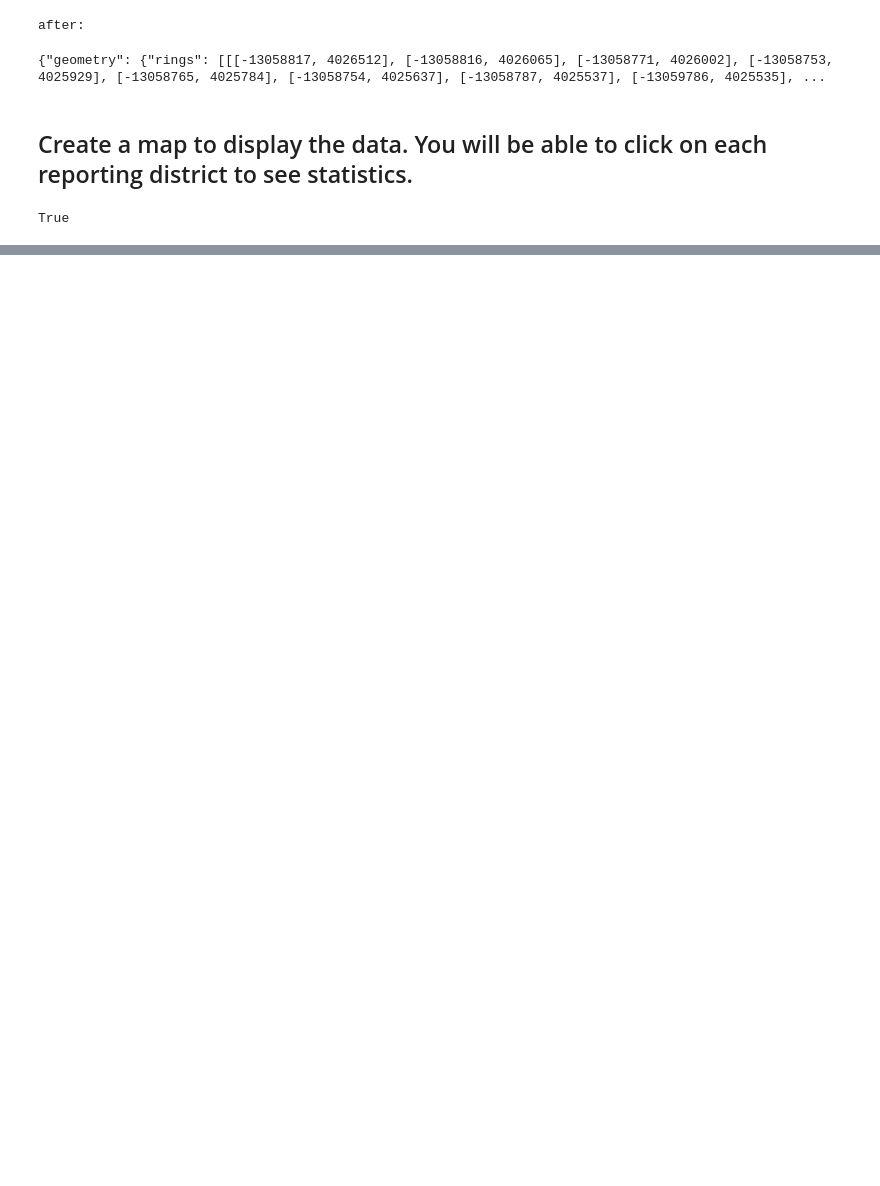
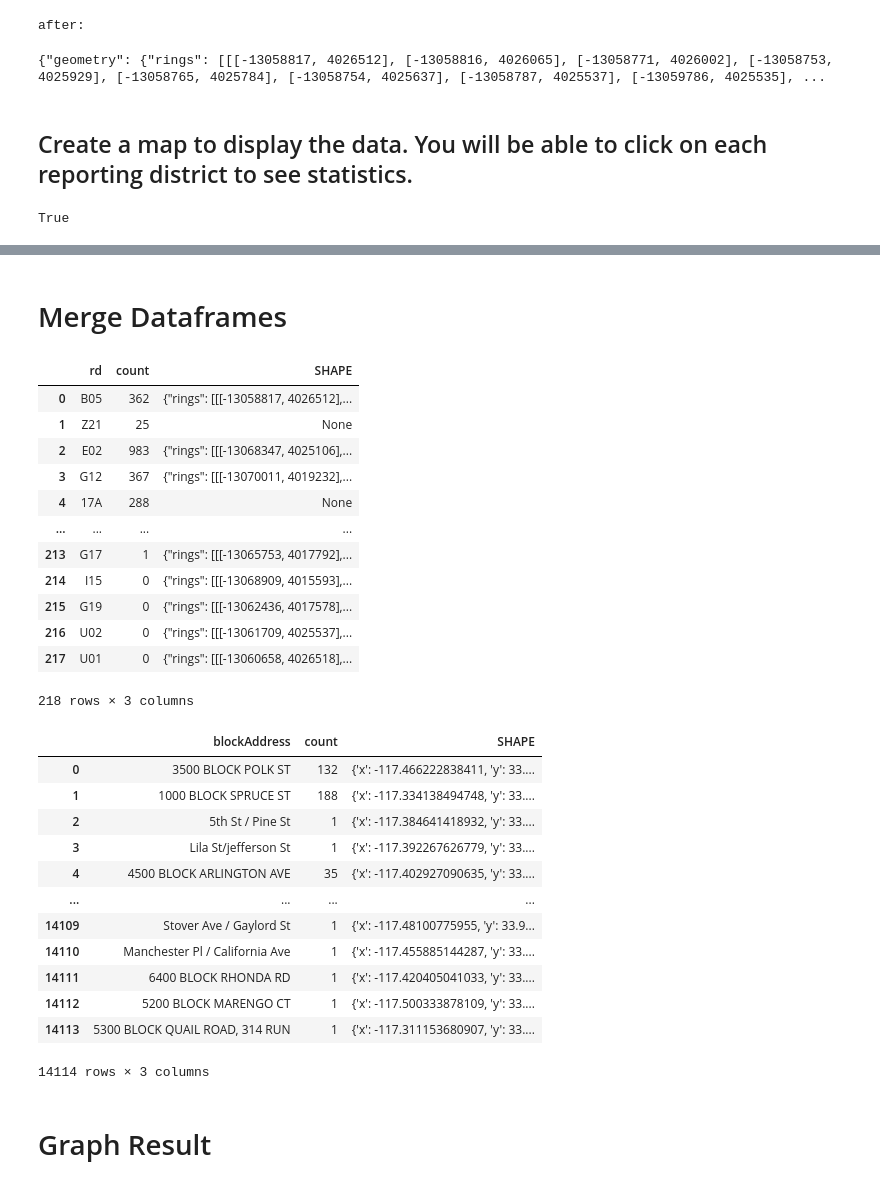
Before and after one commit to CodyKurpanek/CrimeAnalysis, a Jupyter notebook: GraphingRPCs.ipynb, the cells around one changed output, grey strips where cells are left out. Cells and saved outputs as stored; diff of their text form; code cells hidden in the pictures; blank space fills up the shorter version.

```diff
--- a/GraphingRPCs.ipynb
+++ b/GraphingRPCs.ipynb
@@ -150,0 +182,3 @@ Map(extent={'spatialReference': {'wkid': 102100}, 'xmin': -13087454.153546248, '
+# %%
+from pyspark.sql import SparkSession
+spark = SparkSession.builder.appName("test").getOrCreate()
@@ -150,0 +262,6 @@ Map(extent={'spatialReference': {'wkid': 102100}, 'xmin': -13087454.153546248, '
+# %%
+def create_report_dataframe():
+    df = spark.read.csv("Riverside_Crime_Reports.csv", header=True, inferSchema=True)
+    return df
+crime_df = create_report_dataframe()
+crime_df.head()
@@ -150,0 +272,26 @@ Map(extent={'spatialReference': {'wkid': 102100}, 'xmin': -13087454.153546248, '
+# %%
+# crime_df.toPandas()["blockAddress"].unique()
+from arcgis.geometry import Point
+from arcgis.geocoding import geocode
+# geocode('Sagittarius Dr / Boundary Ln, Riverside, CA')[0]
+
+def geocode_block_address(block_address: str):
+    if not block_address or not isinstance(block_address, str):  # Check for None or invalid input
+        return None  # Return None for invalid addresses
+
+    try:
+        # Perform geocoding
+        # results = geocode({"Street": block_address, "City": "Riverside", "State": "CA"})
+        # print({"Street": block_address, "City": "Riverside", "State": "CA"})
+        results = geocode(block_address, ", Riverside, CA")
+        if len(results) == 0:
+            return None
+        best_result = results[0]
+        print(best_result)
+        best_result['location'].update({"spatialReference": {"wkid": 4326}})
+        return Point(best_result['location'])
+    except Exception as e:
+        # Handle geocoding errors
+        print(f"Error geocoding address '{block_address}': {e}")
+        raise RuntimeError("Probably need to restart execution of this cell after re-authenticating arcgis.")
+        return None
@@ -150,0 +444,41 @@ Map(extent={'spatialReference': {'wkid': 102100}, 'xmin': -13087454.153546248, '
+# %% [markdown]
+# Merge Dataframes
+# %%
+def merge_dataframes(queried_df_pd, geometry_df_pd, col):
+    merged_df = pd.merge(queried_df_pd, geometry_df_pd, on=col, how="outer")
+    merged_df["count"] = merged_df["count"].fillna(0).astype(int)
+    return merged_df
+
+df = merge_dataframes(queried_df_rd, rd_geometry, "rd")
+df2 = merge_dataframes(queried_df_blockAddress, blockAddress_geometry, "blockAddress")
+display(df)
+display(df2)
+# %% [output]
+|  | rd | count | SHAPE |
+| 0 | B05 | 362 | {"rings": [[[-13058817, 4026512],... |
+| 1 | Z21 | 25 | None |
+| 2 | E02 | 983 | {"rings": [[[-13068347, 4025106],... |
+| 3 | G12 | 367 | {"rings": [[[-13070011, 4019232],... |
+| 4 | 17A | 288 | None |
+| ... | ... | ... | ... |
+| 213 | G17 | 1 | {"rings": [[[-13065753, 4017792],... |
+| 214 | I15 | 0 | {"rings": [[[-13068909, 4015593],... |
+| 215 | G19 | 0 | {"rings": [[[-13062436, 4017578],... |
+| 216 | U02 | 0 | {"rings": [[[-13061709, 4025537],... |
+| 217 | U01 | 0 | {"rings": [[[-13060658, 4026518],... |
+218 rows × 3 columns
+|  | blockAddress | count | SHAPE |
+| 0 | 3500 BLOCK POLK ST | 132 | {'x': -117.466222838411, 'y': 33.... |
+| 1 | 1000 BLOCK SPRUCE ST | 188 | {'x': -117.334138494748, 'y': 33.... |
+| 2 | 5th St / Pine St | 1 | {'x': -117.384641418932, 'y': 33.... |
+| 3 | Lila St/jefferson St | 1 | {'x': -117.392267626779, 'y': 33.... |
+| 4 | 4500 BLOCK ARLINGTON AVE | 35 | {'x': -117.402927090635, 'y': 33.... |
+| ... | ... | ... | ... |
+| 14109 | Stover Ave / Gaylord St | 1 | {'x': -117.48100775955, 'y': 33.9... |
+| 14110 | Manchester Pl / California Ave | 1 | {'x': -117.455885144287, 'y': 33.... |
+| 14111 | 6400 BLOCK RHONDA RD | 1 | {'x': -117.420405041033, 'y': 33.... |
+| 14112 | 5200 BLOCK MARENGO CT | 1 | {'x': -117.500333878109, 'y': 33.... |
+| 14113 | 5300 BLOCK QUAIL ROAD, 314 RUN | 1 | {'x': -117.311153680907, 'y': 33.... |
+14114 rows × 3 columns
+# %% [markdown]
+# Graph Result
```
Also changed, not shown: parts of 28 cells of this notebook.
